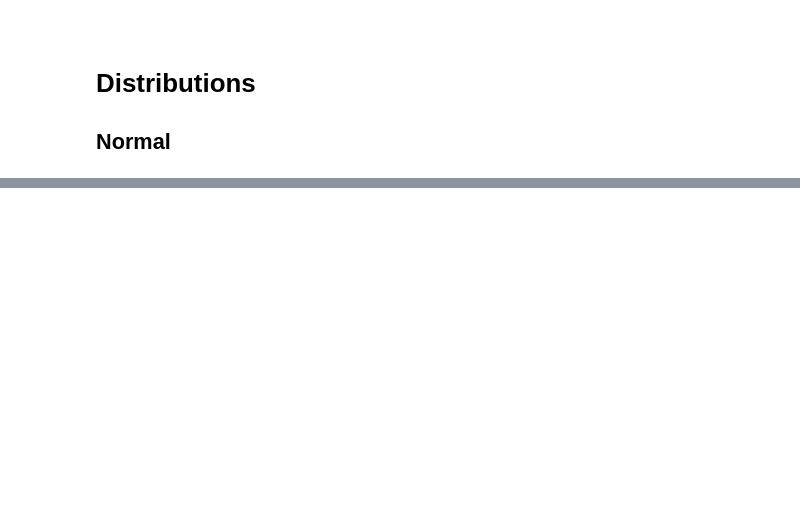
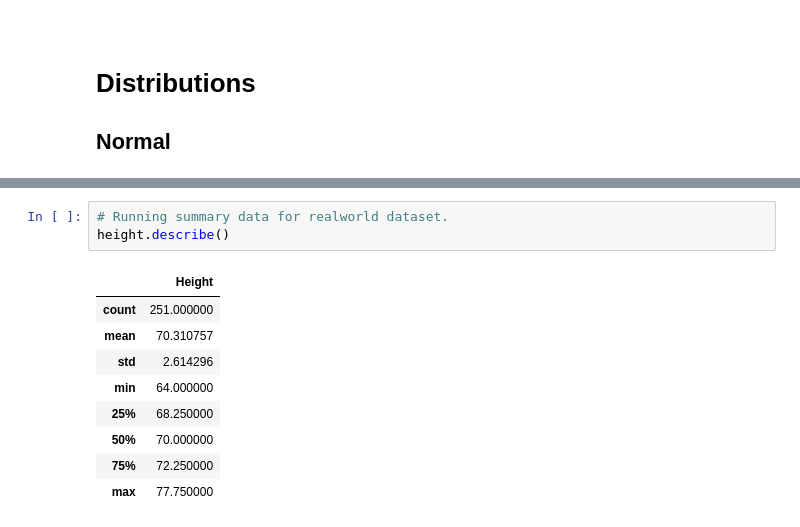
Before and after one commit to RYANCOX00/Prog_DA, a Jupyter notebook: Numpy_Random.ipynb, the cells around one changed output, grey strips where cells are left out. Cells and saved outputs as stored; diff of their text form; blank space fills up the shorter version.

```diff
--- a/Numpy_Random.ipynb
+++ b/Numpy_Random.ipynb
@@ -184,0 +224,13 @@ Team B contains players: [4 9 1 6 0]
+# %%
+# Running summary data for realworld dataset.
+height.describe()
+# %% [output]
+|  | Height |
+| count | 251.000000 |
+| mean | 70.310757 |
+| std | 2.614296 |
+| min | 64.000000 |
+| 25% | 68.250000 |
+| 50% | 70.000000 |
+| 75% | 72.250000 |
+| max | 77.750000 |
```
Also changed, not shown: parts of 18 cells of this notebook, 1 other file.
